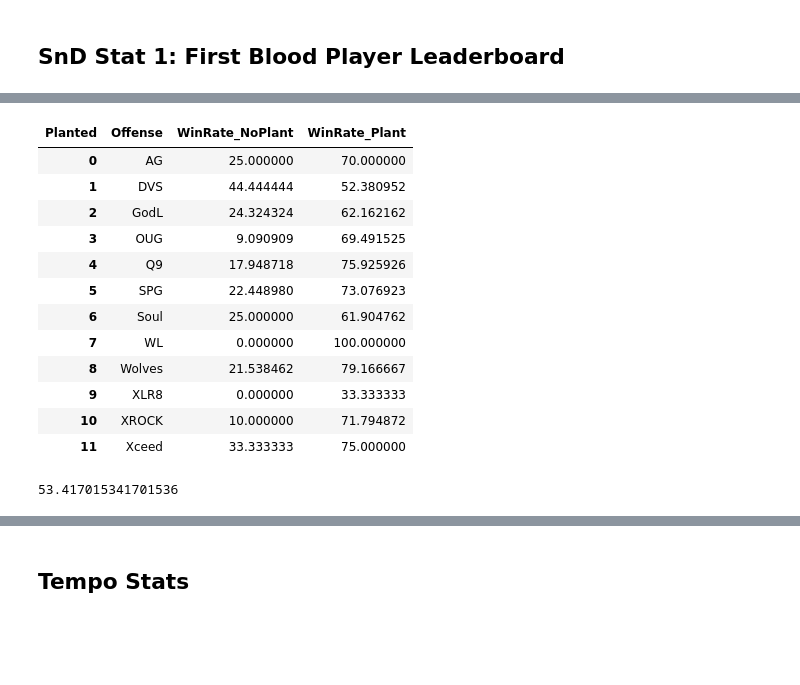
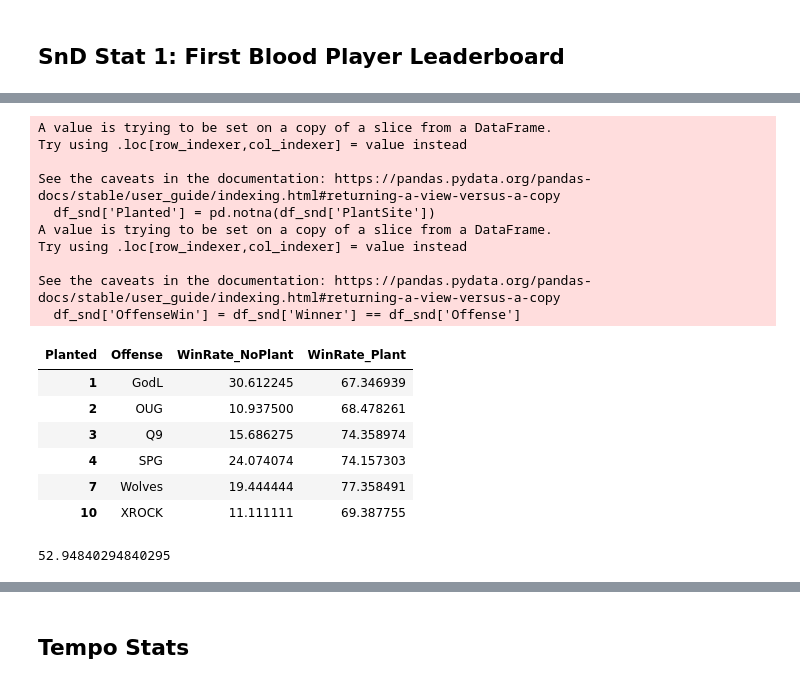
Before and after one commit to anshxl/codm-analytics, a Jupyter notebook: Notebooks/snd.ipynb, the cells around one changed output, grey strips where cells are left out. Cells and saved outputs as stored; diff of their text form; code cells hidden in the pictures; blank space fills up the shorter version.

```diff
--- a/Notebooks/snd.ipynb
+++ b/Notebooks/snd.ipynb
@@ -17,15 +20,10 @@ df['Winner'] = df['Winner'].replace('Xrock', 'XROCK')
 # Convert blank strings or whitespace-only to NaN
 df['PlantSite'] = df['PlantSite'].replace(r'^\s*$', np.nan, regex=True)
 
-# week3_mask = df['Date'] >= '2025-08-14'
-# df = df[week3_mask]
+# Filter for relevant teams
+relevant_teams = ['Q9', 'OUG', 'SPG', 'XROCK', 'GodL', 'Wolves']
 
-master_teams = ['SPG', 'Q9', 'OUG', 'Wolves']
-# Filter the DataFrame to only include rows where 'Offense' and 'Defense' are in master_teams
-# df = df[(df['Offense'].isin(master_teams)) | (df['Defense'].isin(master_teams))]
-# date_mask = df['Date'] == '2025-08-17'
-# df = df[date_mask]
-df_snd = df.copy()
+df_snd = df[df['Offense'].isin(relevant_teams) | df['Defense'].isin(relevant_teams)]
 
 df_snd.head()
 # %% [output]
@@ -296,44 +144,51 @@ display(win_type_team_pivot)
 # %%
 # Flag whether offense planted
-df['Planted'] = pd.notna(df['PlantSite'])
+df_snd['Planted'] = pd.notna(df_snd['PlantSite'])
 
 # Flag offense win
-df['OffenseWin'] = df['Winner'] == df['Offense']
+df_snd['OffenseWin'] = df_snd['Winner'] == df_snd['Offense']
 
 # Aggregate
 off_win_plant_stats = (
-    df.groupby(['Offense','Planted'])['OffenseWin']
+    df_snd.groupby(['Offense','Planted'])['OffenseWin']
       .mean()
       .reset_index()
       .pivot(index='Offense', columns='Planted', values='OffenseWin')
       .rename(columns={False:'WinRate_NoPlant', True:'WinRate_Plant'})
       .reset_index()
       .fillna(0)
 )
 
 off_win_plant_stats['WinRate_NoPlant'] = off_win_plant_stats['WinRate_NoPlant'] * 100
 off_win_plant_stats['WinRate_Plant'] = off_win_plant_stats['WinRate_Plant'] * 100
+
+# Filter for relevant teams
+off_win_plant_stats = off_win_plant_stats[off_win_plant_stats['Offense'].isin(relevant_teams)]
 display(off_win_plant_stats)
 
-# off_win_plant_stats.to_csv('../Week2/SnD/off_win_plant_stats.csv', index=False)
+off_win_plant_stats.to_csv(f'{OUT_PATH}/off_win_plant_stats.csv', index=False)
 # %% [output]
+A value is trying to be set on a copy of a slice from a DataFrame.
+Try using .loc[row_indexer,col_indexer] = value instead
+
+See the caveats in the documentation: https://pandas.pydata.org/pandas-docs/stable/user_guide/indexing.html#returning-a-view-versus-a-copy
+  df_snd['Planted'] = pd.notna(df_snd['PlantSite'])
+A value is trying to be set on a copy of a slice from a DataFrame.
+Try using .loc[row_indexer,col_indexer] = value instead
+
+See the caveats in the documentation: https://pandas.pydata.org/pandas-docs/stable/user_guide/indexing.html#returning-a-view-versus-a-copy
+  df_snd['OffenseWin'] = df_snd['Winner'] == df_snd['Offense']
 | Planted | Offense | WinRate_NoPlant | WinRate_Plant |
-| 0 | AG | 25.000000 | 70.000000 |
-| 1 | DVS | 44.444444 | 52.380952 |
-| 2 | GodL | 24.324324 | 62.162162 |
-| 3 | OUG | 9.090909 | 69.491525 |
-| 4 | Q9 | 17.948718 | 75.925926 |
-| 5 | SPG | 22.448980 | 73.076923 |
-| 6 | Soul | 25.000000 | 61.904762 |
-| 7 | WL | 0.000000 | 100.000000 |
-| 8 | Wolves | 21.538462 | 79.166667 |
-| 9 | XLR8 | 0.000000 | 33.333333 |
-| 10 | XROCK | 10.000000 | 71.794872 |
-| 11 | Xceed | 33.333333 | 75.000000 |
+| 1 | GodL | 30.612245 | 67.346939 |
+| 2 | OUG | 10.937500 | 68.478261 |
+| 3 | Q9 | 15.686275 | 74.358974 |
+| 4 | SPG | 24.074074 | 74.157303 |
+| 7 | Wolves | 19.444444 | 77.358491 |
+| 10 | XROCK | 11.111111 | 69.387755 |
 # %%
-len(df[df['Planted'] == True]) / len(df) * 100
+len(df_snd[df_snd['Planted'] == True]) / len(df_snd) * 100
 # %% [output]
-53.417015341701536
+52.94840294840295
 # %%
 # Clutch Plays
 mask = df_snd['Clutch?'].notna()
```
Also changed, not shown: parts of 24 cells of this notebook, 32 other files.
